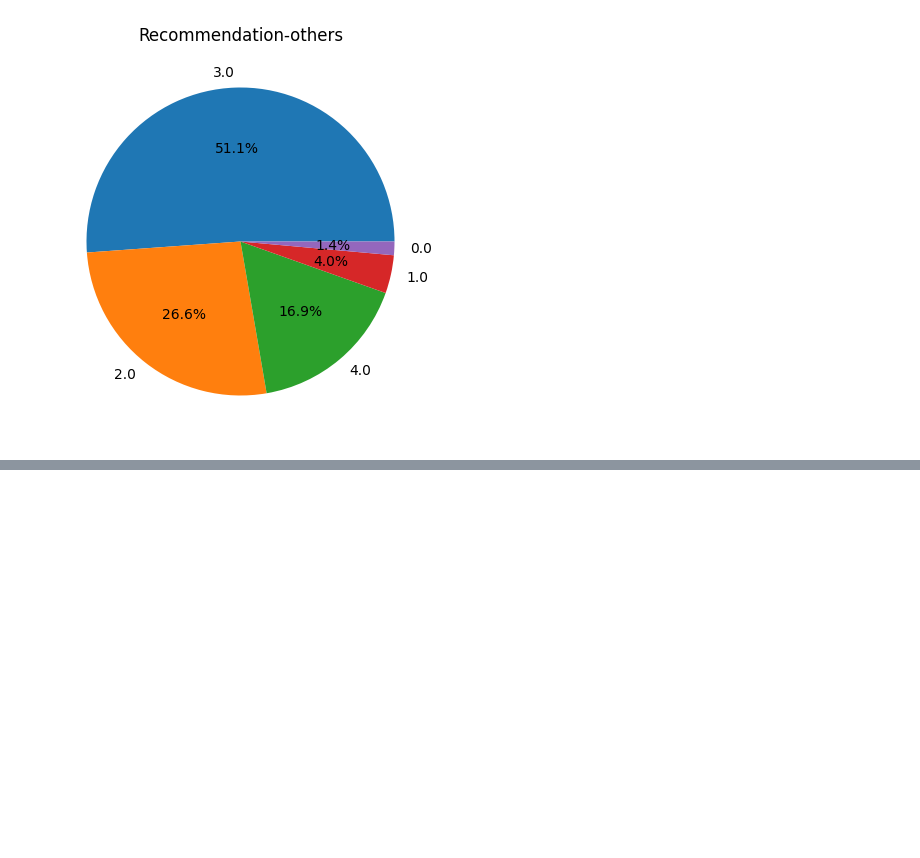
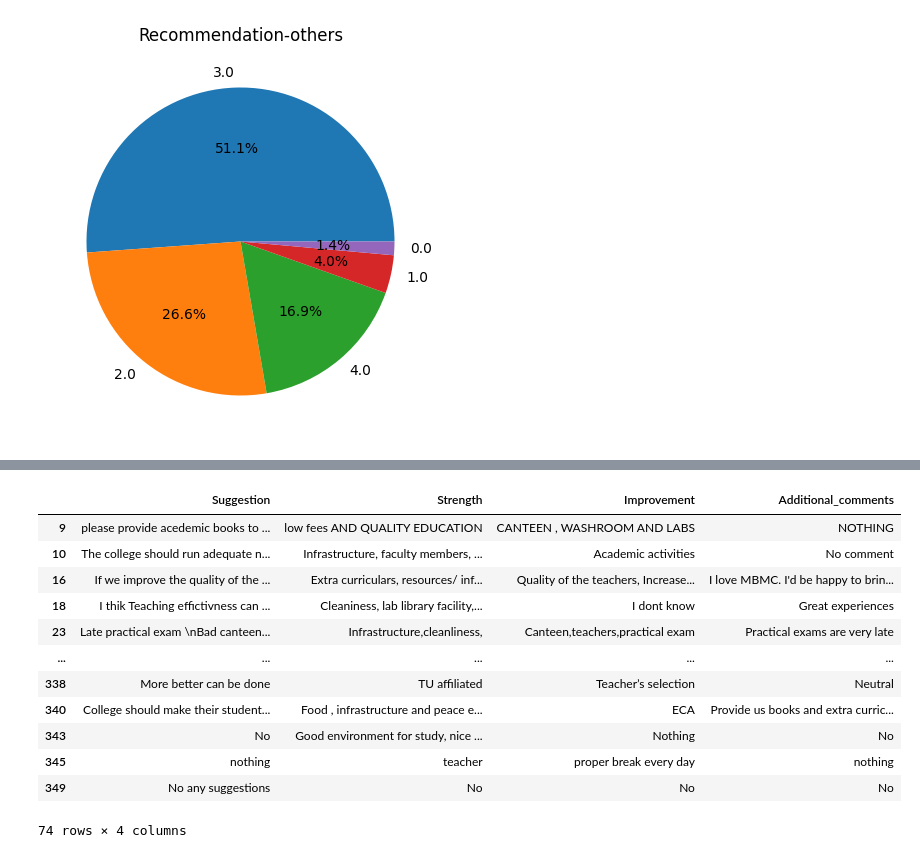
Before and after one commit to NeonLabs146/General_stuffs, a Jupyter notebook: Excellence_survey_MBM.ipynb, the cells around one changed output, grey strips where cells are left out. Saved outputs shown, nothing was run; the diff lists cells and outputs as text; code cells hidden in the pictures; blank space fills up the shorter version.

```diff
--- a/Excellence_survey_MBM.ipynb
+++ b/Excellence_survey_MBM.ipynb
@@ -357,0 +358,13 @@ for column in df_encoded.columns[:8]:
+# %%
+Open_ended_columns = df[['Please share any suggestions for improving academic excellence at the college. (Open-ended)',
+                         'What are the top three strengths of the college? (Open-ended)',
+                         'What are the top three areas where the college needs improvement? (Open-ended)',
+                         'Please share any additional comments or experiences regarding the college. (Open-ended)'
+                       ]]
+Open_ended_df = Open_ended_columns.rename(columns = {'Please share any suggestions for improving academic excellence at the college. (Open-ended)':'Suggestion',
+                                                   'What are the top three strengths of the college? (Open-ended)':'Strength',
+                                                   'What are the top three areas where the college needs improvement? (Open-ended)':'Improvement',
+                                                   'Please share any additional comments or experiences regarding the college. (Open-ended)':'Additional_comments'
+                                            })
+
+Open_ended_df.head()
@@ -357,0 +400,17 @@ for column in df_encoded.columns[:8]:
+# %%
+Open_ended_df.dropna(inplace=True)
+Open_ended_df
+# %% [output]
+|  | Suggestion | Strength | Improvement | Additional_comments |
+| 9 | please provide acedemic books to ... | low fees AND QUALITY EDUCATION | CANTEEN , WASHROOM AND LABS | NOTHING |
+| 10 | The college should run adequate n... | Infrastructure, faculty members, ... | Academic activities | No comment |
+| 16 | If we improve the quality of the ... | Extra curriculars, resources/ inf... | Quality of the teachers, Increase... | I love MBMC. I'd be happy to brin... |
+| 18 | I thik Teaching effictivness can ... | Cleaniness, lab library facility,... | I dont know | Great experiences |
+| 23 | Late practical exam \nBad canteen... | Infrastructure,cleanliness, | Canteen,teachers,practical exam | Practical exams are very late |
+| ... | ... | ... | ... | ... |
+| 338 | More better can be done | TU affiliated | Teacher’s selection | Neutral |
+| 340 | College should make their student... | Food , infrastructure and peace e... | ECA | Provide us books and extra curric... |
+| 343 | No | Good environment for study, nice ... | Nothing | No |
+| 345 | nothing | teacher | proper break every day | nothing |
+| 349 | No any suggestions | No | No | No |
+74 rows × 4 columns
```
Also changed, not shown: parts of 26 cells of this notebook.
